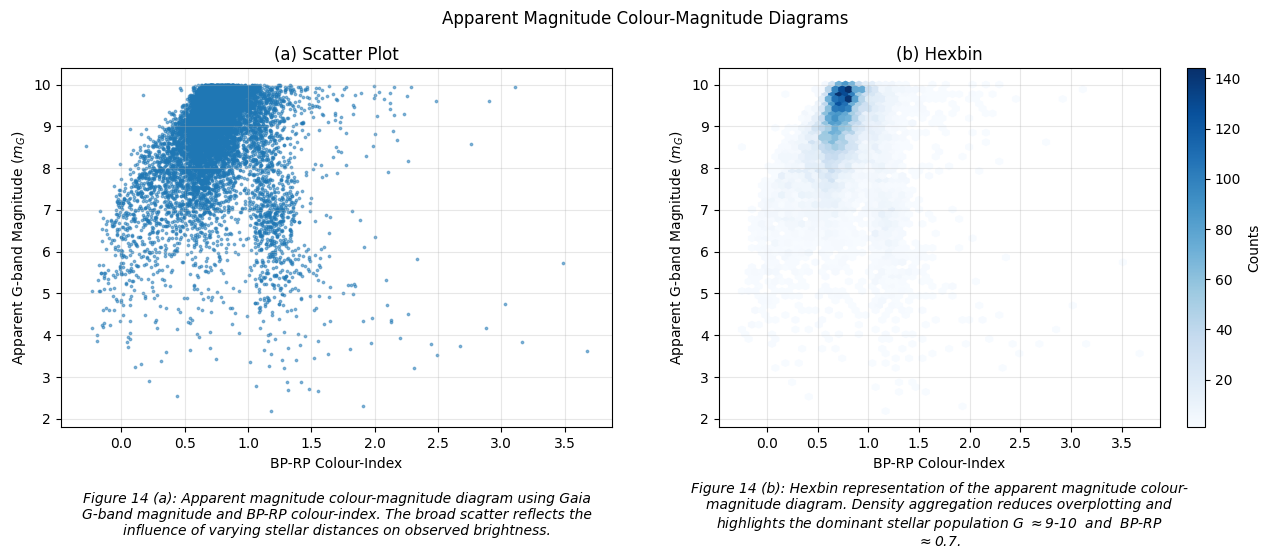
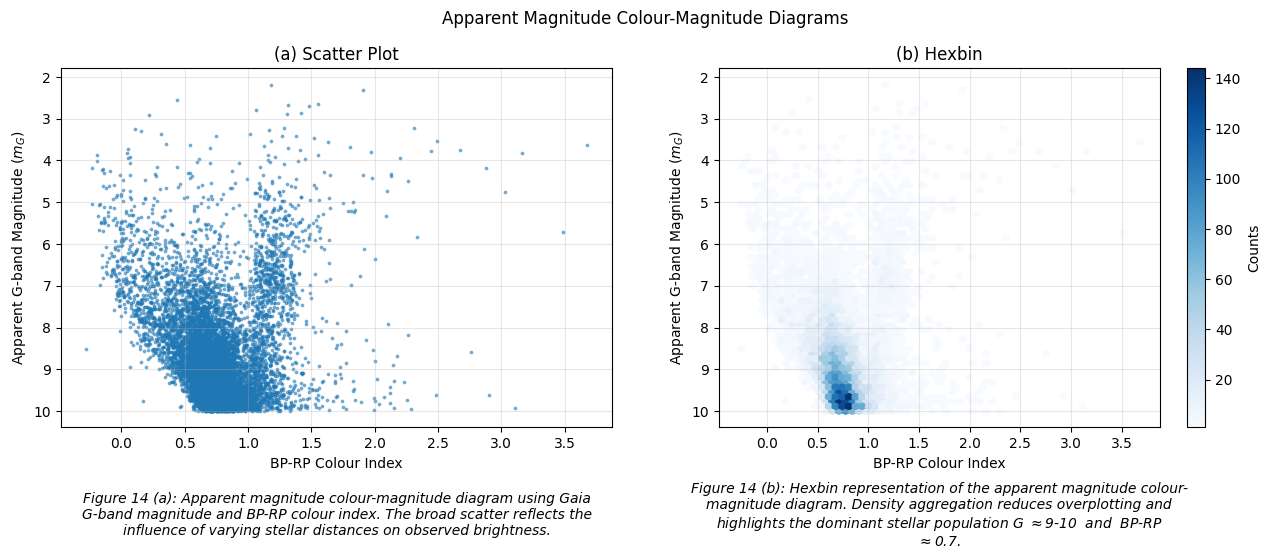
Unified diff of the notebook cell whose output changed from the first chart to the second:
--- before
+++ after
@@ -13,12 +13,12 @@
 # Scatter plot
 ax1.scatter(bp_rp_clean, mag_clean, s=3, alpha=0.5)
-ax1.set_xlabel('BP-RP Colour-Index')
+ax1.set_xlabel('BP-RP Colour Index')
 ax1.set_ylabel(r'Apparent G-band Magnitude ($m_{G}$)')
 ax1.set_title('(a) Scatter Plot')
-fig.gca().invert_yaxis()
+ax1.yaxis.set_inverted(True)
 ax1.grid(True, alpha=0.3)
 
 # caption
-fig_caption = r"""Figure 14 (a): Apparent magnitude colour-magnitude diagram using Gaia G-band magnitude and BP-RP colour-index. The broad scatter reflects the influence of varying
+fig_caption = r"""Figure 14 (a): Apparent magnitude colour-magnitude diagram using Gaia G-band magnitude and BP-RP colour index. The broad scatter reflects the influence of varying
 stellar distances on observed brightness.
 """
@@ -32,8 +32,8 @@
 hb2 = ax2.hexbin(bp_rp_clean, mag_clean, gridsize=60, cmap='Blues', mincnt=1)
 fig.colorbar(hb2, ax=ax2, label='Counts')
-ax2.set_xlabel('BP-RP Colour-Index')
+ax2.set_xlabel('BP-RP Colour Index')
 ax2.set_ylabel(r'Apparent G-band Magnitude ($m_{G}$)')
 ax2.set_title('(b) Hexbin')
-fig.gca().invert_yaxis()
+ax2.yaxis.set_inverted(True)
 ax2.grid(True, alpha=0.3)
 

Commit: Added day 13 Hypothesis testing